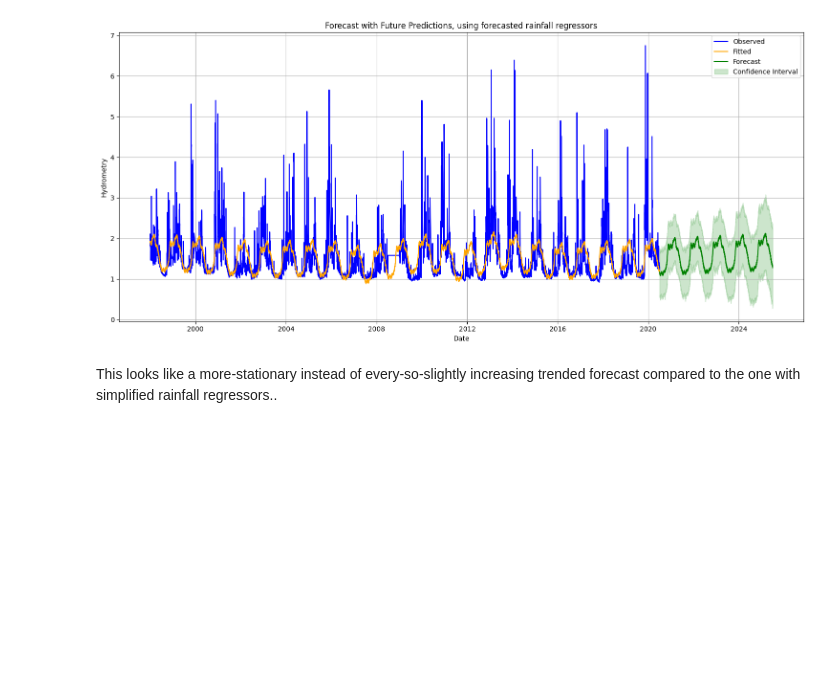
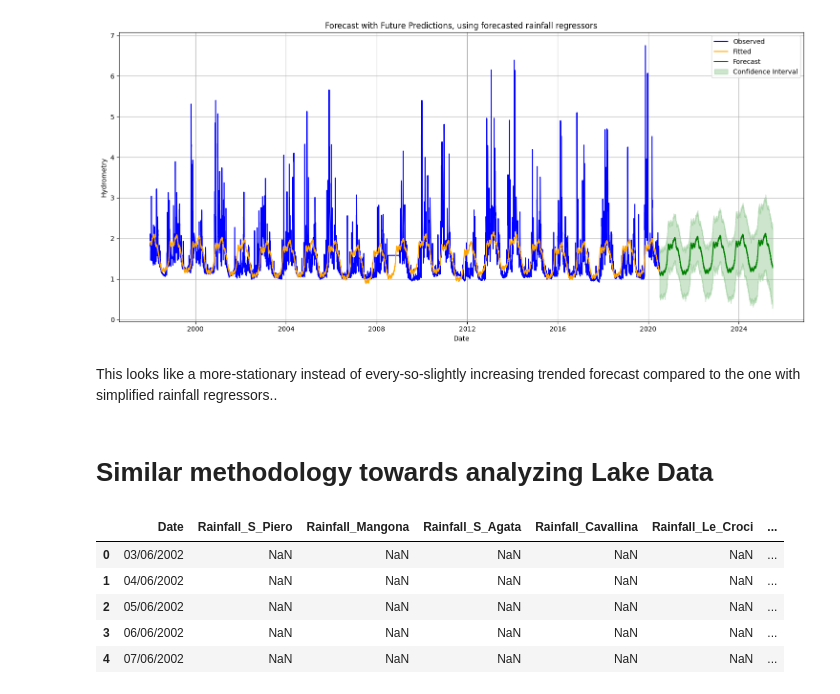
Before and after one commit to NWinocur/kaggle-acea-water-prediction, a Jupyter notebook: src/explore.ipynb, the cells around one changed output. Drawn from its saved outputs; the diff is of its cells as text; code cells hidden in the pictures; blank space fills up the shorter version.

```diff
--- a/src/explore.ipynb
+++ b/src/explore.ipynb
@@ -589,3 +589,16 @@ plt.show()
 [figure]
 # %% [markdown]
 This looks like a more-stationary instead of every-so-slightly increasing trended forecast compared to the one with simplified rainfall regressors..
+# %% [markdown]
+# Similar methodology towards analyzing Lake Data
+# %%
+lake_df = pd.read_csv("../data/raw/lake_Bilancino.csv", sep=",")
+
+lake_df.head()
+# %% [output]
+|  | Date | Rainfall_S_Piero | Rainfall_Mangona | Rainfall_S_Agata | Rainfall_Cavallina | Rainfall_Le_Croci | ... |
+| 0 | 03/06/2002 | NaN | NaN | NaN | NaN | NaN | ... |
+| 1 | 04/06/2002 | NaN | NaN | NaN | NaN | NaN | ... |
+| 2 | 05/06/2002 | NaN | NaN | NaN | NaN | NaN | ... |
+| 3 | 06/06/2002 | NaN | NaN | NaN | NaN | NaN | ... |
+| 4 | 07/06/2002 | NaN | NaN | NaN | NaN | NaN | ... |
```
Also changed, not shown: parts of 11 cells of this notebook.
